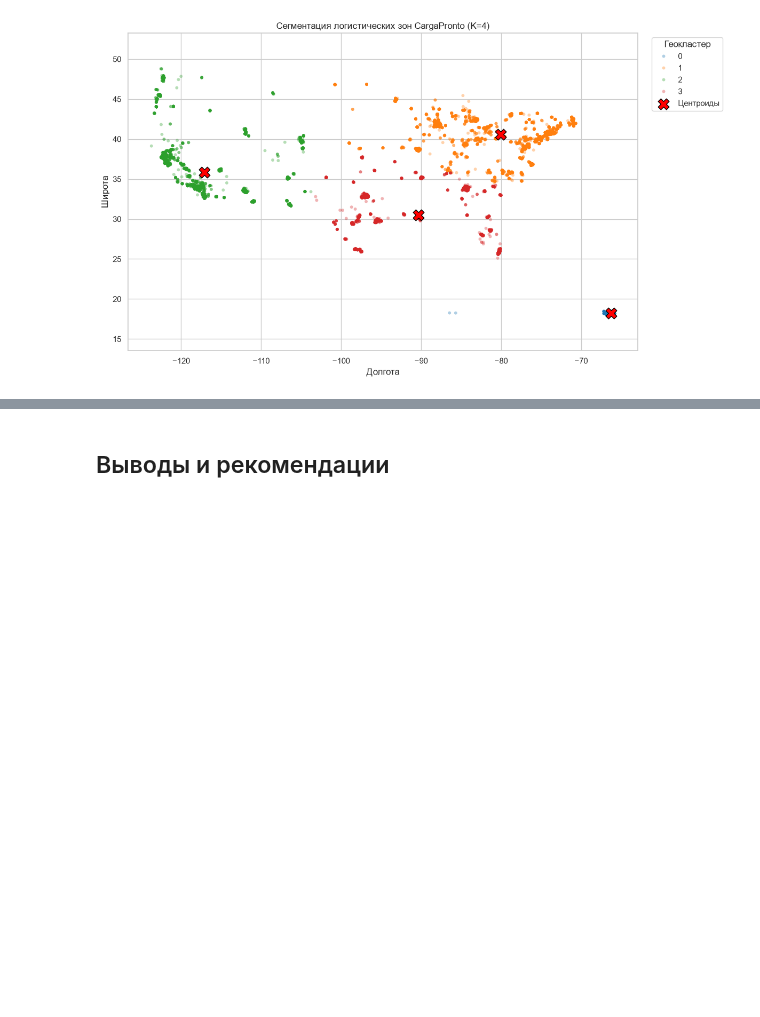
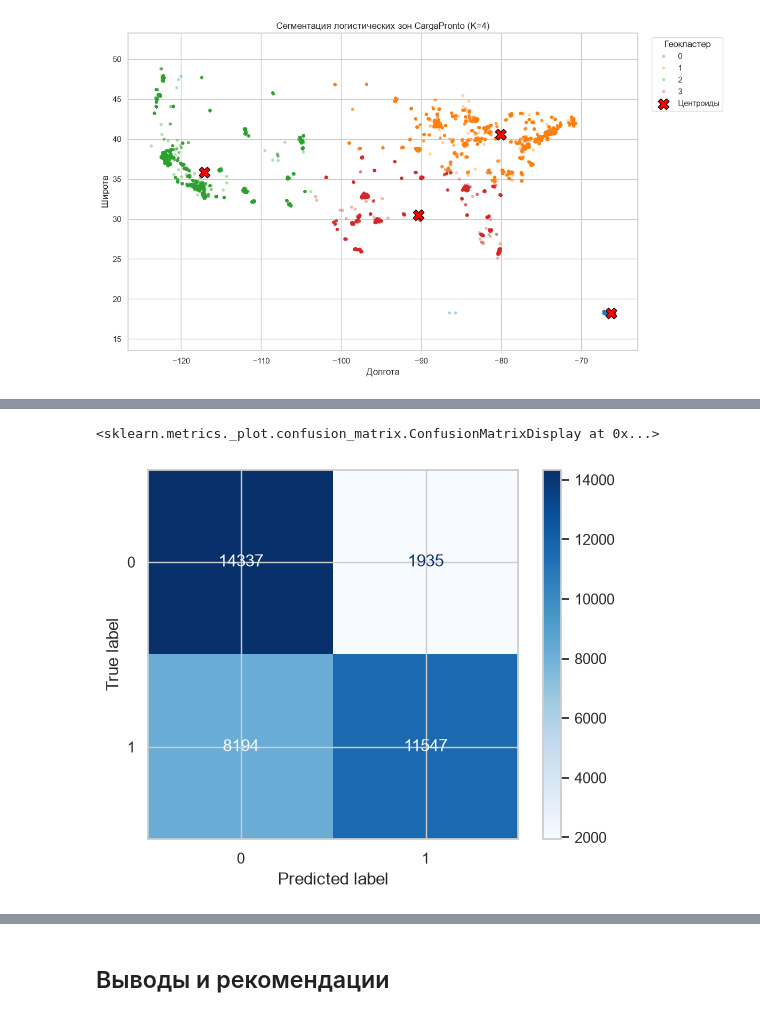
Before and after one commit to averagedigital/DS2026practicum, a Jupyter notebook: projects/module-5-unsupervised/clustering_risks.ipynb, the cells around one changed output, grey strips where cells are left out. Drawn from its saved outputs; the diff is of its cells as text; code cells hidden in the pictures; blank space fills up the shorter version.

```diff
--- a/projects/module-5-unsupervised/clustering_risks.ipynb
+++ b/projects/module-5-unsupervised/clustering_risks.ipynb
@@ -1060,0 +1013,22 @@ rfm_k_range = [6, 12, 20, 30]
+# %%
+PROFILE_K = 5
+profile_kmeans = KMeans(
+    n_clusters=PROFILE_K,
+    init="k-means++",
+    n_init=10,
+    random_state=RANDOM_STATE,
+).fit(X_profile_train_scaled)
+
+customers_profile = customers_clean[["customer_id", *profile_features]].copy()
+customers_profile["beh_cluster"] = profile_kmeans.predict(
+    profile_scaler.transform(customers_profile[profile_features])
+)
+
+profile_summary = customers_profile.groupby("beh_cluster").agg(
+    customers=("customer_id", "size"),
+    **{feature: (feature, "mean") for feature in profile_features},
+).sort_index()
+
+assert customers_profile["customer_id"].is_unique
+assert customers_profile["beh_cluster"].notna().all()
+display(profile_summary.round(3))
@@ -1060,0 +1154,10 @@ rfm_k_range = [6, 12, 20, 30]
+# %%
+X_train_clustered = df_train_clustered[baseline_columns + ["geo_cluster", "beh_cluster"]].copy()
+X_val_clustered = df_val_clustered[baseline_columns + ["geo_cluster", "beh_cluster"]].copy()
+X_test_clustered = df_test_clustered[baseline_columns + ["geo_cluster", "beh_cluster"]].copy()
+
+y_train_clustered = df_train_clustered[target]
+y_val_clustered = df_val_clustered[target]
+y_test_clustered = df_test_clustered[target]
+# %%
+cat_cols_clustered = cat_cols_baseline + ["geo_cluster", "beh_cluster"]
@@ -1060,0 +1306,16 @@ rfm_k_range = [6, 12, 20, 30]
+# %%
+confusion = confusion_matrix(y_test_clustered, test_pred)
+confusion_table = pd.DataFrame(
+    confusion,
+    index=["Факт: вовремя", "Факт: задержка"],
+    columns=["Прогноз: вовремя", "Прогноз: задержка"],
+)
+display(confusion_table)
+
+disp = ConfusionMatrixDisplay(confusion_matrix=confusion, display_labels=final_cat_model.classes_)
+disp.plot(cmap=plt.cm.Blues)
+plt.title("Матрица ошибок финальной модели")
+plt.show()
+# %% [output]
+<sklearn.metrics._plot.confusion_matrix.ConfusionMatrixDisplay at 0x...>
+[figure, added]
```
Also changed, not shown: parts of 34 cells of this notebook.
